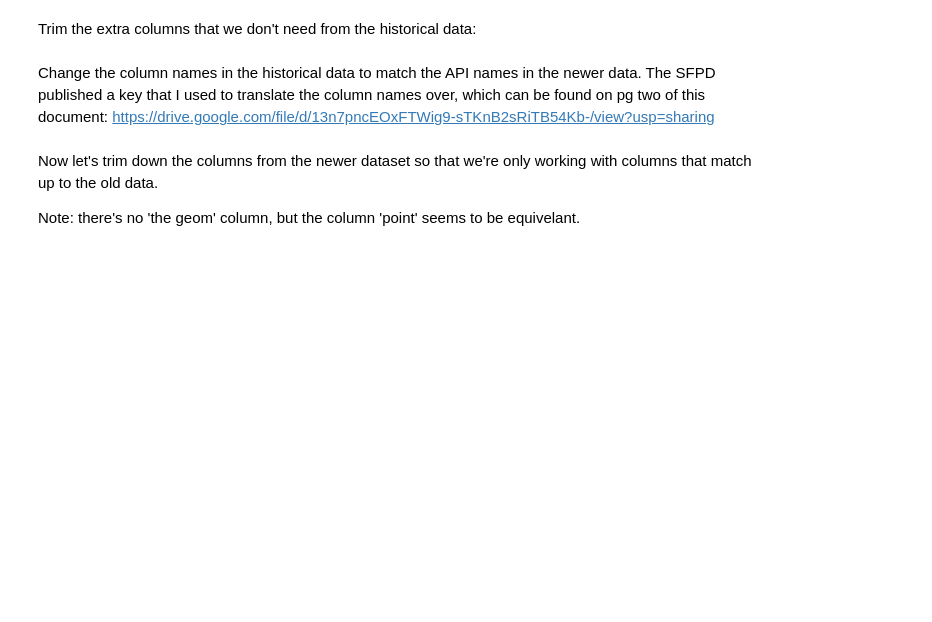
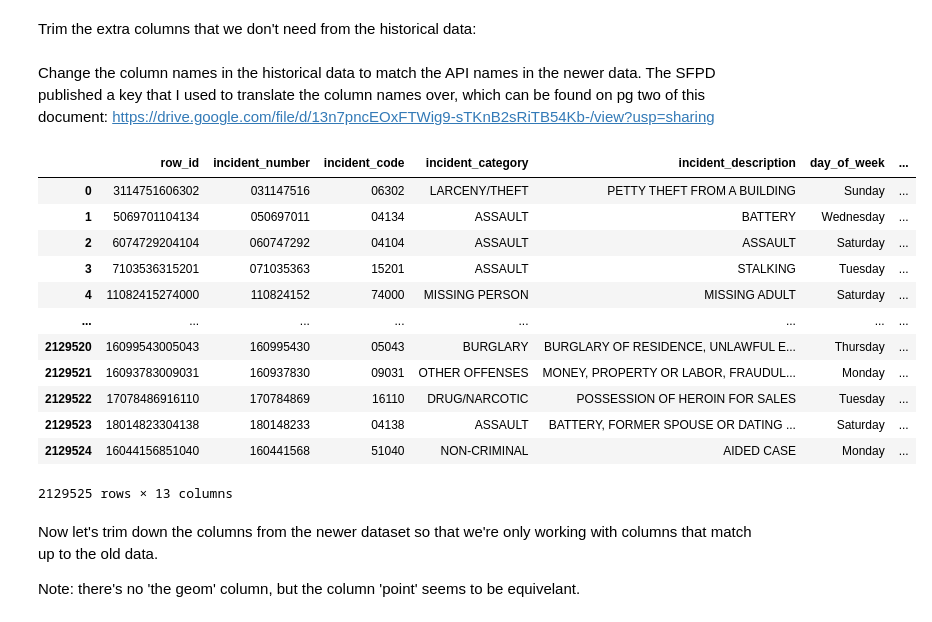
Before and after one commit to Noah-Baustin/sf_crime_data_analysis, a Jupyter notebook: data_cleaning.ipynb, the cells around one changed output. Drawn from its saved outputs; the diff is of its cells as text; code cells hidden in the pictures; blank space fills up the shorter version.

```diff
--- a/data_cleaning.ipynb
+++ b/data_cleaning.ipynb
@@ -38,6 +38,22 @@ historical_data.rename(columns={'PdId': 'row_id',
                                 'location': 'the_geom'
                                },
                        inplace=True)
+# %%
+historical_data
+# %% [output]
+|  | row_id | incident_number | incident_code | incident_category | incident_description | day_of_week | ... |
+| 0 | 3114751606302 | 031147516 | 06302 | LARCENY/THEFT | PETTY THEFT FROM A BUILDING | Sunday | ... |
+| 1 | 5069701104134 | 050697011 | 04134 | ASSAULT | BATTERY | Wednesday | ... |
+| 2 | 6074729204104 | 060747292 | 04104 | ASSAULT | ASSAULT | Saturday | ... |
+| 3 | 7103536315201 | 071035363 | 15201 | ASSAULT | STALKING | Tuesday | ... |
+| 4 | 11082415274000 | 110824152 | 74000 | MISSING PERSON | MISSING ADULT | Saturday | ... |
+| ... | ... | ... | ... | ... | ... | ... | ... |
+| 2129520 | 16099543005043 | 160995430 | 05043 | BURGLARY | BURGLARY OF RESIDENCE, UNLAWFUL E... | Thursday | ... |
+| 2129521 | 16093783009031 | 160937830 | 09031 | OTHER OFFENSES | MONEY, PROPERTY OR LABOR, FRAUDUL... | Monday | ... |
+| 2129522 | 17078486916110 | 170784869 | 16110 | DRUG/NARCOTIC | POSSESSION OF HEROIN FOR SALES | Tuesday | ... |
+| 2129523 | 18014823304138 | 180148233 | 04138 | ASSAULT | BATTERY, FORMER SPOUSE OR DATING ... | Saturday | ... |
+| 2129524 | 16044156851040 | 160441568 | 51040 | NON-CRIMINAL | AIDED CASE | Monday | ... |
+2129525 rows × 13 columns
 # %% [markdown]
 Now let's trim down the columns from the newer dataset so that we're only working with columns that match up to the old data.
 
```
Also changed, not shown: parts of 13 cells of this notebook, 2 other files.
